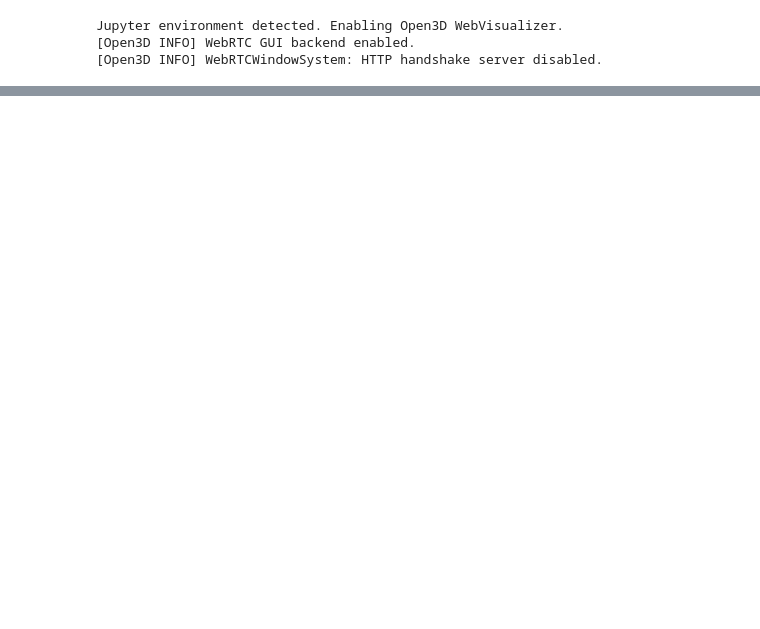
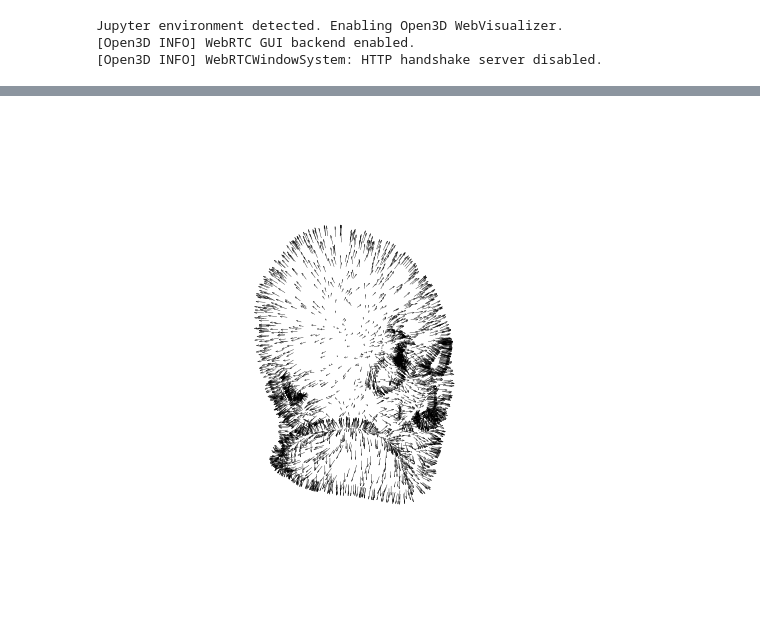
Before and after one commit to akapet00/pspd-autodetect, a Jupyter notebook: experiments/main.ipynb, the cells around one changed output, grey strips where cells are left out. Cells and saved outputs as stored; diff of their text form; code cells hidden in the pictures; blank space fills up the shorter version.

```diff
--- a/experiments/main.ipynb
+++ b/experiments/main.ipynb
@@ -288,0 +55,17 @@ parea
+# %%
+# normals
+N = points.shape[0]
+num = 0.05 * N
+mask = np.arange(0, N, int(N/num))
+
+plt.close()
+fig = plt.figure(figsize=(5, 5))
+ax = plt.axes(projection='3d')
+ax.quiver(*points[mask].T, *normals[mask].T,
+          color='k', normalize=True, lw=0.25)
+ax.set_box_aspect(np.ptp(points, axis=0))
+ax.set_axis_off()
+ax.view_init(elev, azim)
+plt.show()
+# %% [output]
+[figure, added]
```
Also changed, not shown: parts of 40 cells of this notebook.
